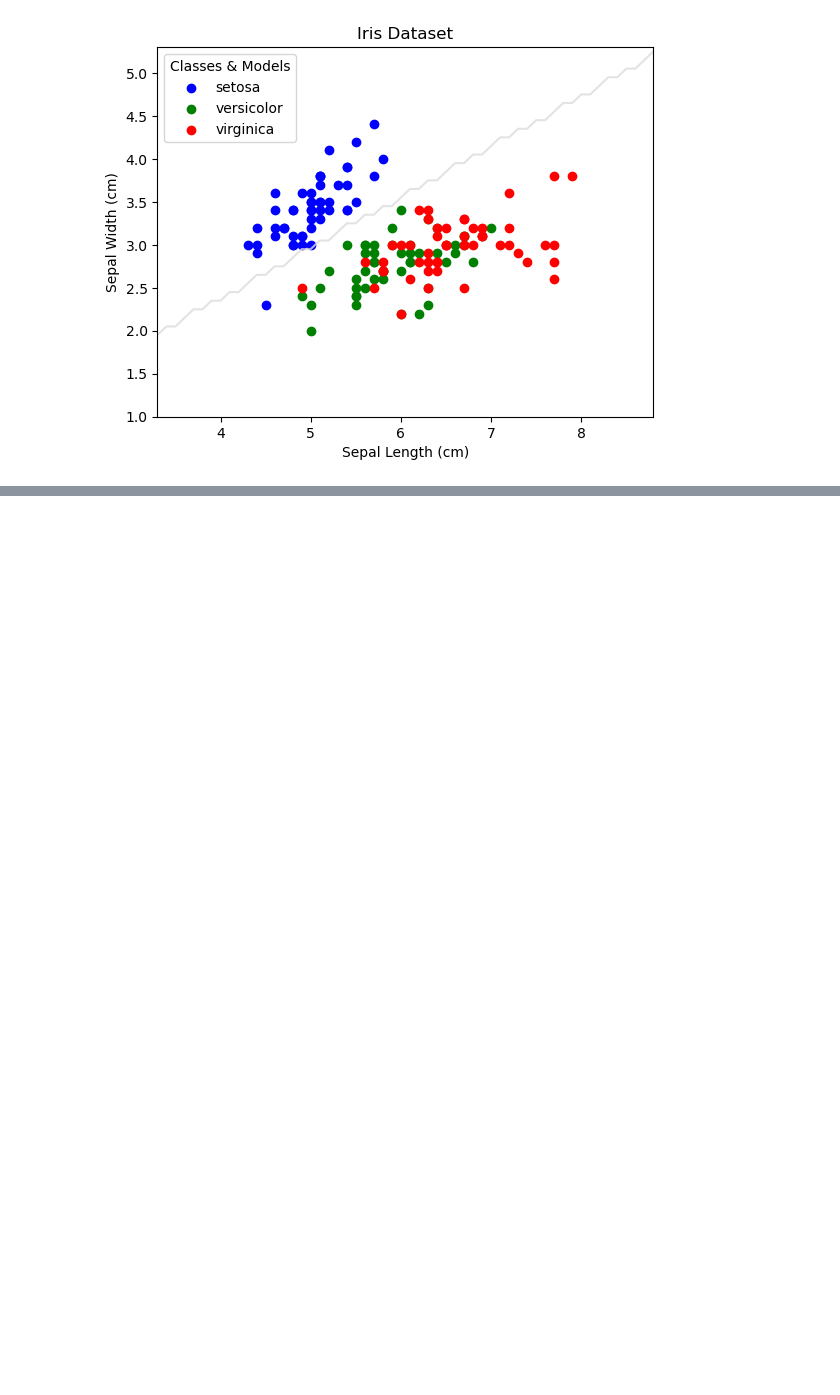
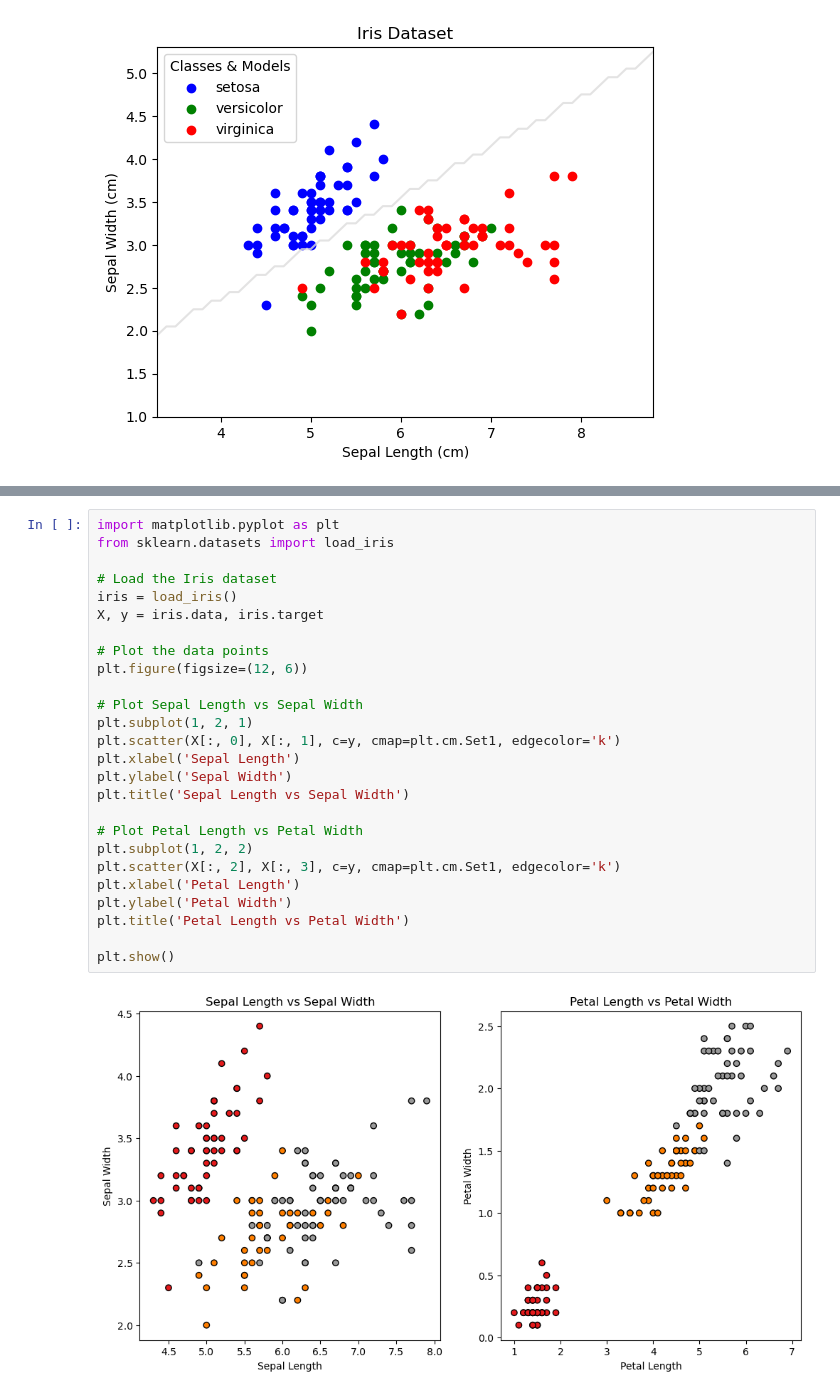
Before and after one commit to vidyadharbendre/learn_neural_network_using_examples, a Jupyter notebook: jupyter_notebooks/01_linear_vs_non_linear.ipynb, the cells around one changed output, grey strips where cells are left out. Cells and saved outputs as stored; diff of their text form; blank space fills up the shorter version.

```diff
--- a/jupyter_notebooks/01_linear_vs_non_linear.ipynb
+++ b/jupyter_notebooks/01_linear_vs_non_linear.ipynb
@@ -339,0 +444,28 @@ Perceptron: Accuracy = 0.66
+# %%
+import matplotlib.pyplot as plt
+from sklearn.datasets import load_iris
+
+# Load the Iris dataset
+iris = load_iris()
+X, y = iris.data, iris.target
+
+# Plot the data points
+plt.figure(figsize=(12, 6))
+
+# Plot Sepal Length vs Sepal Width
+plt.subplot(1, 2, 1)
+plt.scatter(X[:, 0], X[:, 1], c=y, cmap=plt.cm.Set1, edgecolor='k')
+plt.xlabel('Sepal Length')
+plt.ylabel('Sepal Width')
+plt.title('Sepal Length vs Sepal Width')
+
+# Plot Petal Length vs Petal Width
+plt.subplot(1, 2, 2)
+plt.scatter(X[:, 2], X[:, 3], c=y, cmap=plt.cm.Set1, edgecolor='k')
+plt.xlabel('Petal Length')
+plt.ylabel('Petal Width')
+plt.title('Petal Length vs Petal Width')
+
+plt.show()
+# %% [output]
+[figure, added]
```
Also changed, not shown: parts of 6 cells of this notebook, 19 other files.
